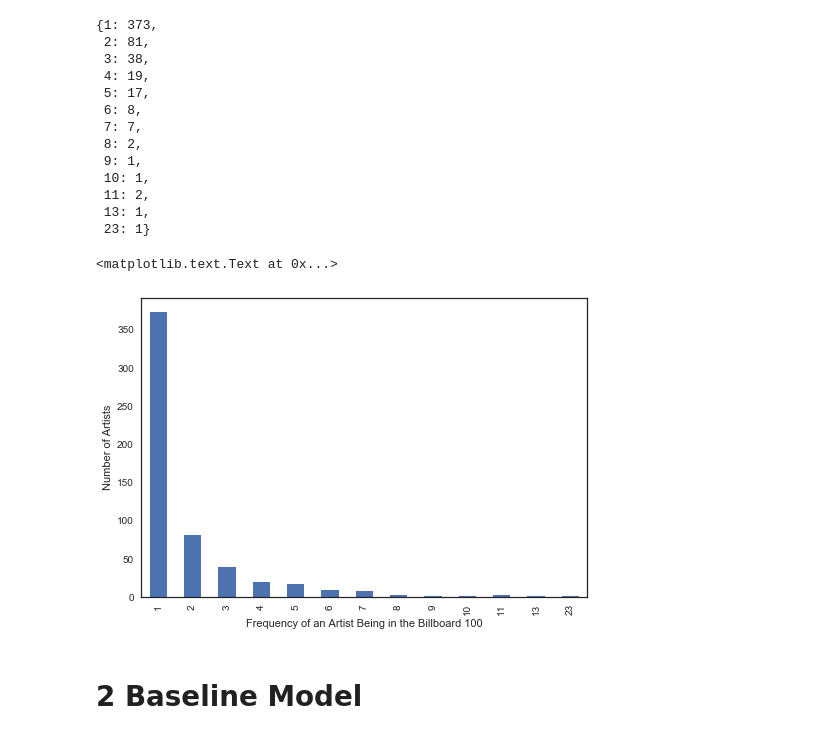
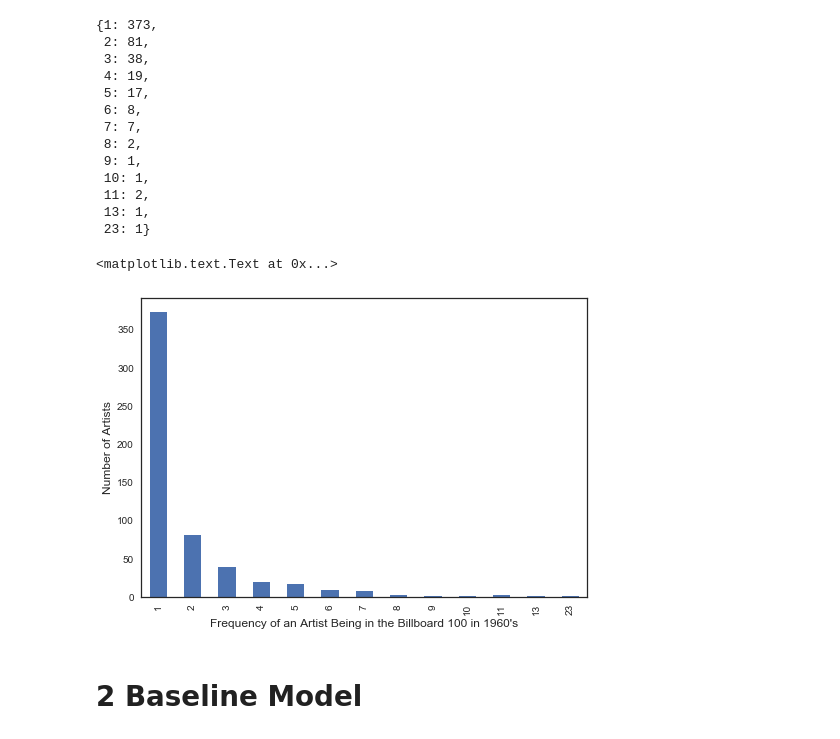
Before and after one commit to caitaozhan/CSE519-Homework-Project, a Jupyter notebook: TheProject/src/music-Caitao.ipynb, the cells around one changed output. Saved outputs shown, nothing was run; the diff lists cells and outputs as text; code cells hidden in the pictures.

```diff
--- a/TheProject/src/music-Caitao.ipynb
+++ b/TheProject/src/music-Caitao.ipynb
@@ -161,11 +161,11 @@ dic_frequency_count
 # %%
 ser_frequency_count = pd.Series(dic_frequency_count)
 ax = ser_frequency_count.plot.bar()
-ax.set_xlabel('Frequency of an Artist Being in the Billboard 100')
-ax.set_ylabel('Number of Artists')
+ax.set_xlabel('Frequency of an Artist Being in the Billboard 100 in 1960\'s', fontsize=12)
+ax.set_ylabel('Number of Artists', fontsize=12)
 # %% [output]
 <matplotlib.text.Text at 0x...>
-[figure, old version]
+[figure, new version]
 # %% [markdown]
 # 2 Baseline Model
 # %% [markdown]
```
Also changed, not shown: parts of 12 cells of this notebook, 1 other file.
